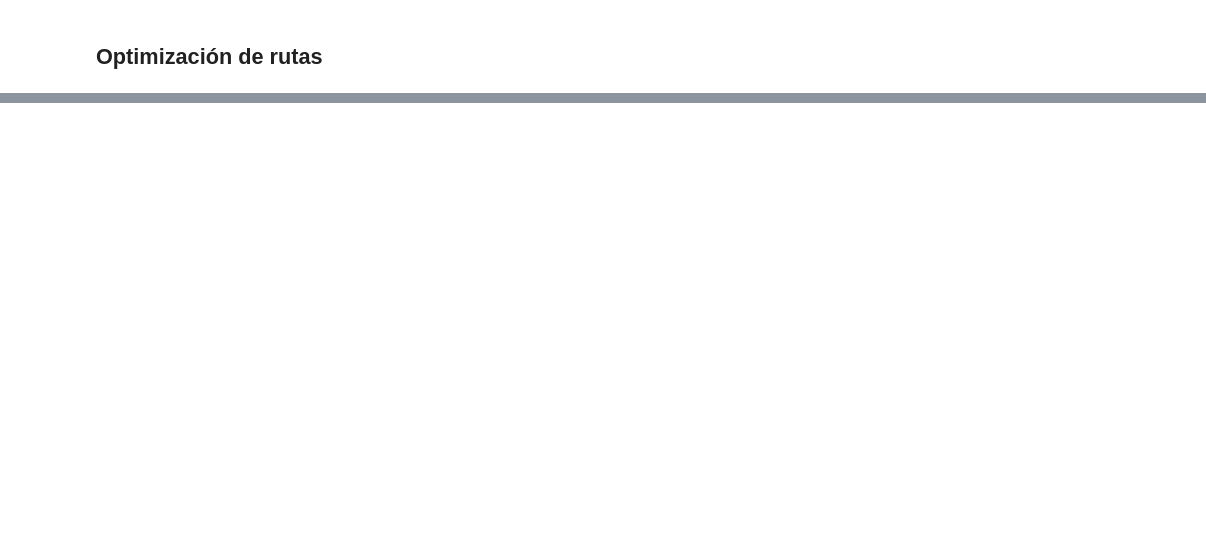
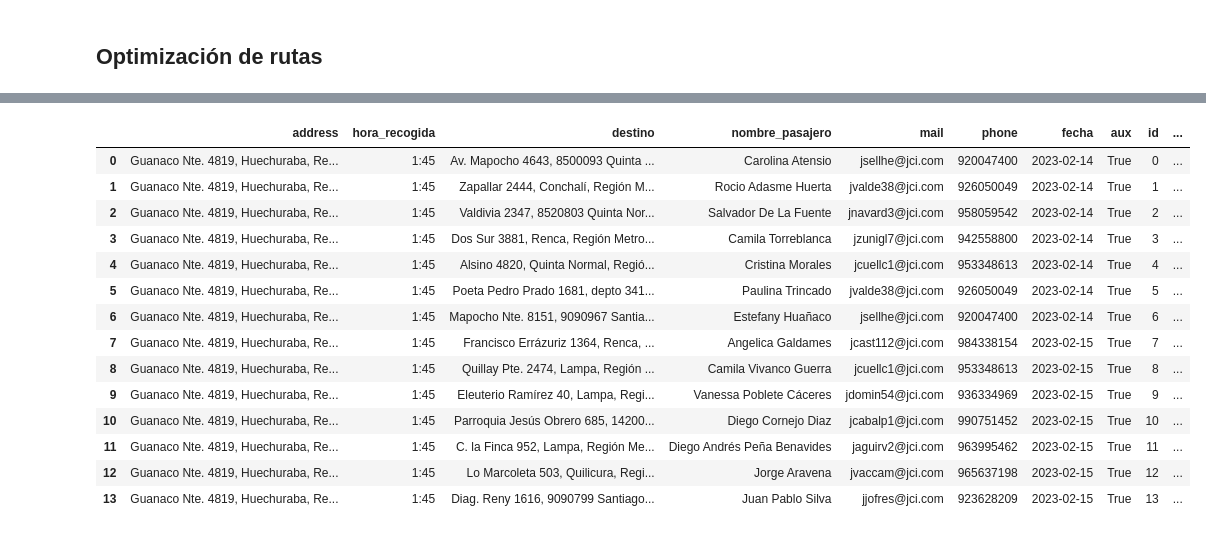
Before and after one commit to martinnnsss/best-route, a Jupyter notebook: routes_v3.1.ipynb, the cells around one changed output, grey strips where cells are left out. Saved outputs shown, nothing was run; the diff lists cells and outputs as text; code cells hidden in the pictures; blank space fills up the shorter version.

```diff
--- a/routes_v3.1.ipynb
+++ b/routes_v3.1.ipynb
@@ -341,37 +478,61 @@ false_orden_dfs['origen'] = false_orden_dfs.apply(lambda row: reverse_geocode(ro
 # %%
-#paso 1.2.1 (un origen-> distintos destinos ; crear clusters)
+true_df['label'] = np.nan
 
-for name, group in true_grouped:
+# Agrega una nueva columna con la fecha y hora de recogida combinadas
+true_df['datetime'] = true_df['fecha'] + ' ' + true_df['hora_recogida']
+
+# Agrupa por fecha y hora de recogida combinadas, y por hora de recogida
+datetime_grouped = true_df.groupby('datetime')
+
+# Recorre cada grupo y aplica clustering
+for name, group in datetime_grouped:
     # Calcula la distancia entre cada par de direcciones
     X = np.zeros((len(group), len(group)))
     for i in range(len(group)):
-        address1 = group.iloc[i]['destino']
-        loc1 = geolocate(address1)  # Utilizamos nuestra función personalizada para geolocalizar la dirección
+        address1 = group.iloc[i]['address']
+        loc1 = geolocate(address1)
         if loc1 is not None:
             lat1, lon1 = loc1
             point1 = (lat1, lon1)
             for j in range(i+1, len(group)):
-                address2 = group.iloc[j]['destino']
-                loc2 = geolocate(address2)  # Utilizamos nuestra función personalizada para geolocalizar la dirección
+                address2 = group.iloc[j]['address']
+                loc2 = geolocate(address2)
                 if loc2 is not None:
                     lat2, lon2 = loc2
                     point2 = (lat2, lon2)
                     X[i, j] = great_circle(point1, point2).m
                     X[j, i] = great_circle(point1, point2).m
+
     # Crea una matriz con las distancias
-    kmeans = KMeans(n_clusters=1)
-    kmeans.fit(X)
-    group['label'] = kmeans.labels_
+        kmeans = KMeans(n_clusters=1)
+        kmeans.fit(X)
+        group['label'] = kmeans.labels_
+        labels = np.zeros(len(group))
 
-    labels = np.zeros(len(group))
-    cluster_label = 1
-    for i in range(len(group)):
-        if labels[i] == 0:
-            labels[i] = cluster_label
-            for j in range(i+1, len(group)):
-                if labels[j] == 0 and np.sum(labels == cluster_label) < 8 and X[i, j] > 0:
-                    labels[j] = cluster_label
-            cluster_label += 1
+        # Asigna un número de cluster único a cada grupo
+        last_label = true_df['label'].max()
+        print(last_label)
+        if np.isnan(last_label):
+            cluster_label = 1
+        else:
+            cluster_label = int(last_label) + 1
+        print(cluster_label)
+        max_label = np.max(labels)
+        if np.isnan(max_label):
+            max_label = 0
 
+        if max_label == 0:
+            for i in range(len(group)):
+                labels[i] = cluster_label
+                cluster_label += 1
+        else:
+            for i in range(len(group)):
+                if labels[i] == 0:
+                    labels[i] = max_label + 1
+
+    # Asigna las etiquetas de los clusters al dataframe original
     group['label'] = labels
     true_df.loc[group.index, "label"] = group["label"]
+
+true_df
+# %% [output]
@@ -378,3 +556,18 @@ for name, group in true_grouped:
+|  | address | hora_recogida | destino | nombre_pasajero | mail | phone | fecha | aux | id | ... |
+| 0 | Guanaco Nte. 4819, Huechuraba, Re... | 1:45 | Av. Mapocho 4643, 8500093 Quinta ... | Carolina Atensio | jsellhe@jci.com | 920047400 | 2023-02-14 | True | 0 | ... |
+| 1 | Guanaco Nte. 4819, Huechuraba, Re... | 1:45 | Zapallar 2444, Conchalí, Región M... | Rocio Adasme Huerta | jvalde38@jci.com | 926050049 | 2023-02-14 | True | 1 | ... |
+| 2 | Guanaco Nte. 4819, Huechuraba, Re... | 1:45 | Valdivia 2347, 8520803 Quinta Nor... | Salvador De La Fuente | jnavard3@jci.com | 958059542 | 2023-02-14 | True | 2 | ... |
+| 3 | Guanaco Nte. 4819, Huechuraba, Re... | 1:45 | Dos Sur 3881, Renca, Región Metro... | Camila Torreblanca | jzunigl7@jci.com | 942558800 | 2023-02-14 | True | 3 | ... |
+| 4 | Guanaco Nte. 4819, Huechuraba, Re... | 1:45 | Alsino 4820, Quinta Normal, Regió... | Cristina Morales | jcuellc1@jci.com | 953348613 | 2023-02-14 | True | 4 | ... |
+| 5 | Guanaco Nte. 4819, Huechuraba, Re... | 1:45 | Poeta Pedro Prado 1681, depto 341... | Paulina Trincado | jvalde38@jci.com | 926050049 | 2023-02-14 | True | 5 | ... |
+| 6 | Guanaco Nte. 4819, Huechuraba, Re... | 1:45 | Mapocho Nte. 8151, 9090967 Santia... | Estefany Huañaco | jsellhe@jci.com | 920047400 | 2023-02-14 | True | 6 | ... |
+| 7 | Guanaco Nte. 4819, Huechuraba, Re... | 1:45 | Francisco Errázuriz 1364, Renca, ... | Angelica Galdames | jcast112@jci.com | 984338154 | 2023-02-15 | True | 7 | ... |
+| 8 | Guanaco Nte. 4819, Huechuraba, Re... | 1:45 | Quillay Pte. 2474, Lampa, Región ... | Camila Vivanco Guerra | jcuellc1@jci.com | 953348613 | 2023-02-15 | True | 8 | ... |
+| 9 | Guanaco Nte. 4819, Huechuraba, Re... | 1:45 | Eleuterio Ramírez 40, Lampa, Regi... | Vanessa Poblete Cáceres | jdomin54@jci.com | 936334969 | 2023-02-15 | True | 9 | ... |
+| 10 | Guanaco Nte. 4819, Huechuraba, Re... | 1:45 | Parroquia Jesús Obrero 685, 14200... | Diego Cornejo Diaz | jcabalp1@jci.com | 990751452 | 2023-02-15 | True | 10 | ... |
+| 11 | Guanaco Nte. 4819, Huechuraba, Re... | 1:45 | C. la Finca 952, Lampa, Región Me... | Diego Andrés Peña Benavides | jaguirv2@jci.com | 963995462 | 2023-02-15 | True | 11 | ... |
+| 12 | Guanaco Nte. 4819, Huechuraba, Re... | 1:45 | Lo Marcoleta 503, Quilicura, Regi... | Jorge Aravena | jvaccam@jci.com | 965637198 | 2023-02-15 | True | 12 | ... |
+| 13 | Guanaco Nte. 4819, Huechuraba, Re... | 1:45 | Diag. Reny 1616, 9090799 Santiago... | Juan Pablo Silva | jjofres@jci.com | 923628209 | 2023-02-15 | True | 13 | ... |
 # %%
 #paso 1.2.2 (un origen-> distintos destinos ; agregar origen en la ruta)
 
```
Also changed, not shown: parts of 10 cells of this notebook, 4 other files.
